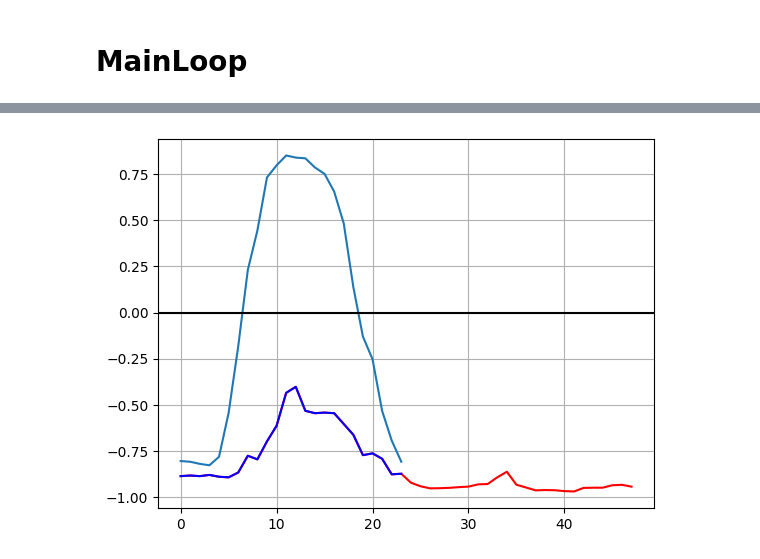
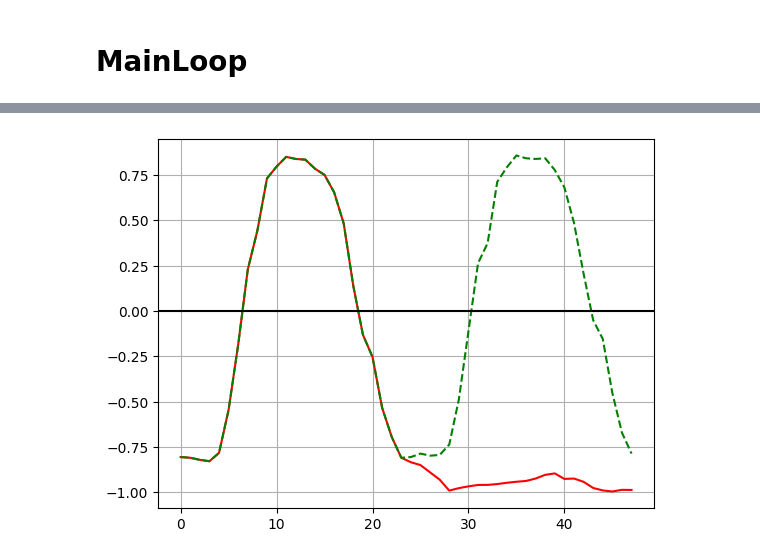
Before and after one commit to axcy0809/MasterThesis, a Jupyter notebook: transformerBuildingEnergy/transformer_buildingEnergy.ipynb, the cells around one changed output, grey strips where cells are left out. Saved outputs shown, nothing was run; the diff lists cells and outputs as text; code cells hidden in the pictures.

```diff
--- a/transformerBuildingEnergy/transformer_buildingEnergy.ipynb
+++ b/transformerBuildingEnergy/transformer_buildingEnergy.ipynb
@@ -181,19 +179,19 @@ def plot_and_loss(eval_model, data_source,epoch,criterion):
             truth = torch.cat((truth, target[-1].view(-1).cpu()), 0)
 
     len(test_result)
-
-    pyplot.plot(test_result,color="red")
-    pyplot.plot(truth[:500],color="blue")
-    pyplot.plot(test_result-truth,color="green")
-    pyplot.grid(True, which='both')
-    pyplot.axhline(y=0, color='k')
-    pyplot.savefig('output/transformer-epoch%d.png'%epoch)
-    pyplot.close()
-    return total_loss / i
+    if (epoch % 5 == 0):
+        pyplot.plot(test_result,color="red")
+        pyplot.plot(truth[:500],color="blue")
+        pyplot.plot(test_result-truth,color="green")
+        pyplot.grid(True, which='both')
+        pyplot.axhline(y=0, color='k')
+        pyplot.savefig('output/transformer-epoch%d.png'%epoch)
+        pyplot.close()
+    return total_loss / i, r2_score(test_result, truth)
 
 
 # predict the next n steps based on the input data
-def predict_future(eval_model, data_source,steps,input_window, unseenData):
+def predict_future(eval_model, data_source,steps,input_window,real_data):
     eval_model.eval()
     total_loss = 0.
     test_result = torch.Tensor(0)
@@ -210,8 +208,7 @@ def predict_future(eval_model, data_source,steps,input_window, unseenData):
 
     # I used this plot to visualize if the model pics up any long therm structure within the data.
     pyplot.plot(data,color="red")
-    pyplot.plot(data[:input_window],color="blue")
-    pyplot.plot(unseenData[:24])
+    pyplot.plot(real_data[:steps+ input_window],color="green", linestyle='dashed')
     pyplot.grid(True, which='both')
     pyplot.axhline(y=0, color='k')
     pyplot.savefig('output/transformer-future%d.png'%steps)
@@ -236,10 +233,7 @@ def evaluate(eval_model, data_source,criterion):
 import pandas as pd
 from sklearn.preprocessing import MinMaxScaler
 
-data = pd.read_csv("data/Office_Eddie.csv")
-data = data.drop("Unnamed: 0",axis=1)
-for i in range(len(data)):
-    data["Date"][i] = data["Date"][i][:-6]
+data = pd.read_csv("data/Office_Eddie.csv",index_col="Index")
 
 unseenData = data[(data['Date'] >= "2012-10-01 00:00:00")]
 unseenData["Date"] = pd.to_datetime(unseenData["Date"])
@@ -351,7 +426,8 @@ See the caveats in the documentation: https://pandas.pydata.org/pandas-docs/stab
 # %%
-model = torch.load("model/savedModel_after_200_epochs.pth")
+model = torch.load("model/savedModel_after_50_epochs_num_layers1.pth")
 model.eval()
-predict_future(model, val_data,24,24,unseenEnergyConsumption)
+unseenEnergyConsumption_seq = create_inout_sequences(unseenEnergyConsumption,input_window,output_window)
+predict_future(model, unseenEnergyConsumption_seq,24,24,unseenEnergyConsumption)
 # %% [output]
-[figure, old version]
+[figure, new version]
 # %%
```
Also changed, not shown: parts of 5 cells of this notebook, 59 other files.
